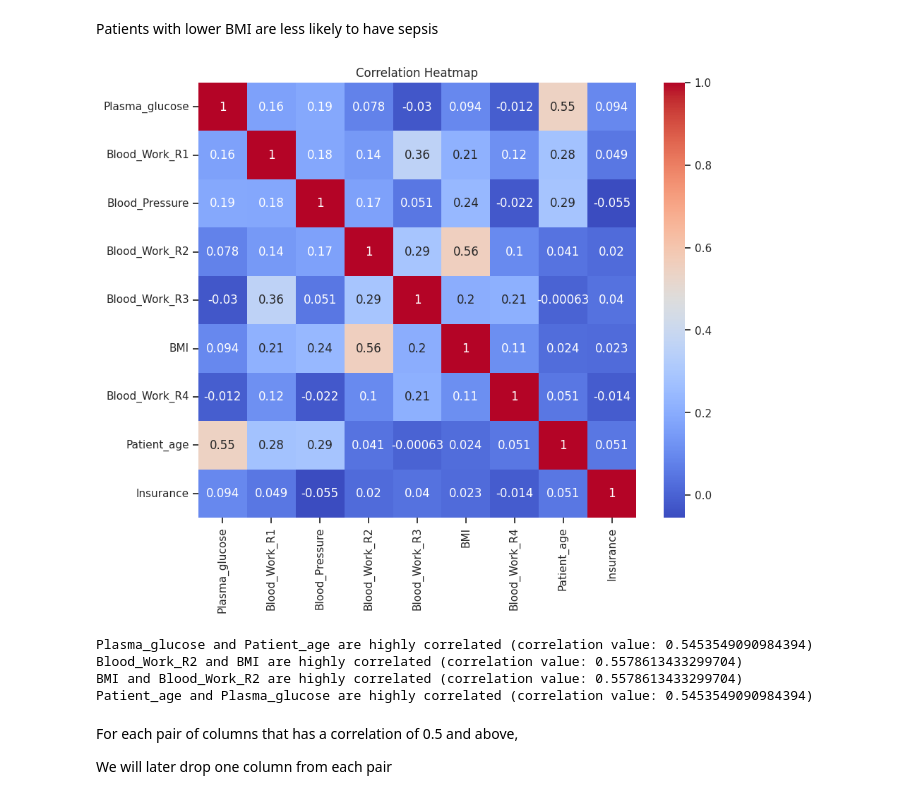
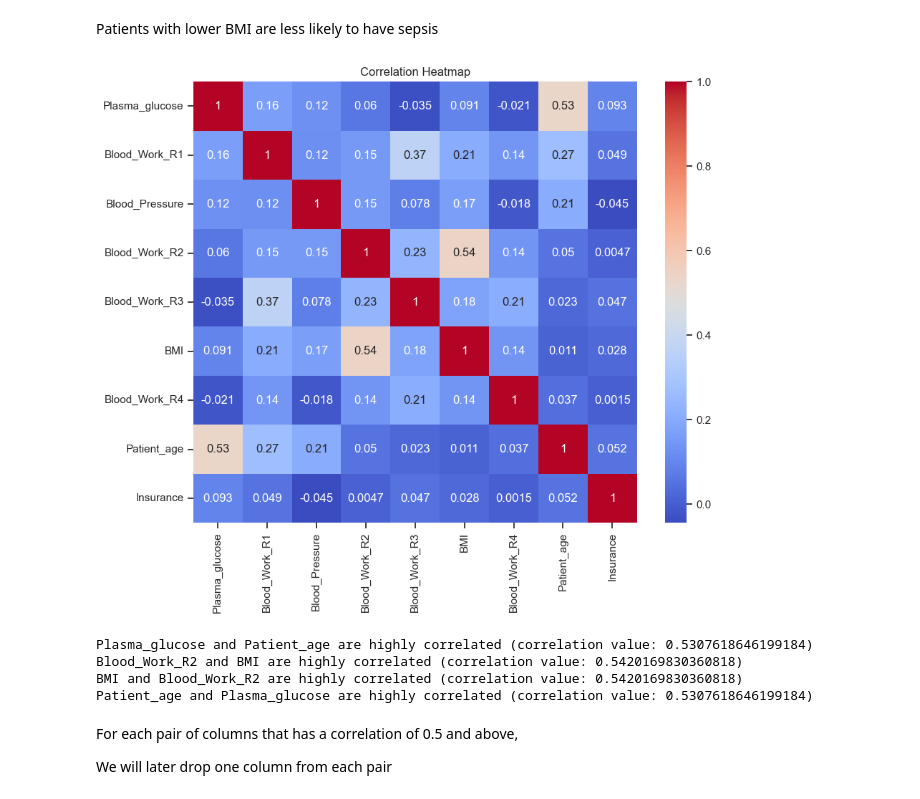
Before and after one commit to ikoghoemmanuell/Sepsis-Prediction-with-ML-and-FastAPI, a Jupyter notebook: Sepsis.ipynb, the cells around one changed output. Saved outputs shown, nothing was run; the diff lists cells and outputs as text; code cells hidden in the pictures.

```diff
--- a/Sepsis.ipynb
+++ b/Sepsis.ipynb
@@ -615,14 +615,14 @@ Patients with lower BMI are less likely to have sepsis
 # %%
 # Correlation heatmap
 plt.figure(figsize=(10, 8))
-sn.heatmap(train_df.corr(), annot=True, cmap='coolwarm')
+sn.heatmap(num_df.corr(), annot=True, cmap='coolwarm')
 plt.title('Correlation Heatmap')
 plt.show()
 # %% [output]
-[figure, old version]
+[figure, new version]
 # %%
 # Calculate the correlation matrix
-correlation_matrix = train_df.corr()
+correlation_matrix = num_df.corr()
 
 # Set the threshold for high correlation
 threshold = 0.5
@@ -639,10 +639,10 @@ for pair in high_correlation_pairs:
     correlation_value = correlation_matrix.loc[var1, var2]
     print(f"{var1} and {var2} are highly correlated (correlation value: {correlation_value})")
 # %% [output]
-Plasma_glucose and Patient_age are highly correlated (correlation value: 0.5453549090984394)
-Blood_Work_R2 and BMI are highly correlated (correlation value: 0.5578613433299704)
-BMI and Blood_Work_R2 are highly correlated (correlation value: 0.5578613433299704)
-Patient_age and Plasma_glucose are highly correlated (correlation value: 0.5453549090984394)
+Plasma_glucose and Patient_age are highly correlated (correlation value: 0.5307618646199184)
+Blood_Work_R2 and BMI are highly correlated (correlation value: 0.5420169830360818)
+BMI and Blood_Work_R2 are highly correlated (correlation value: 0.5420169830360818)
+Patient_age and Plasma_glucose are highly correlated (correlation value: 0.5307618646199184)
 # %% [markdown]
 For each pair of columns that has a correlation of 0.5 and above,
 
```
Also changed, not shown: parts of 29 cells of this notebook, 1 other file.
